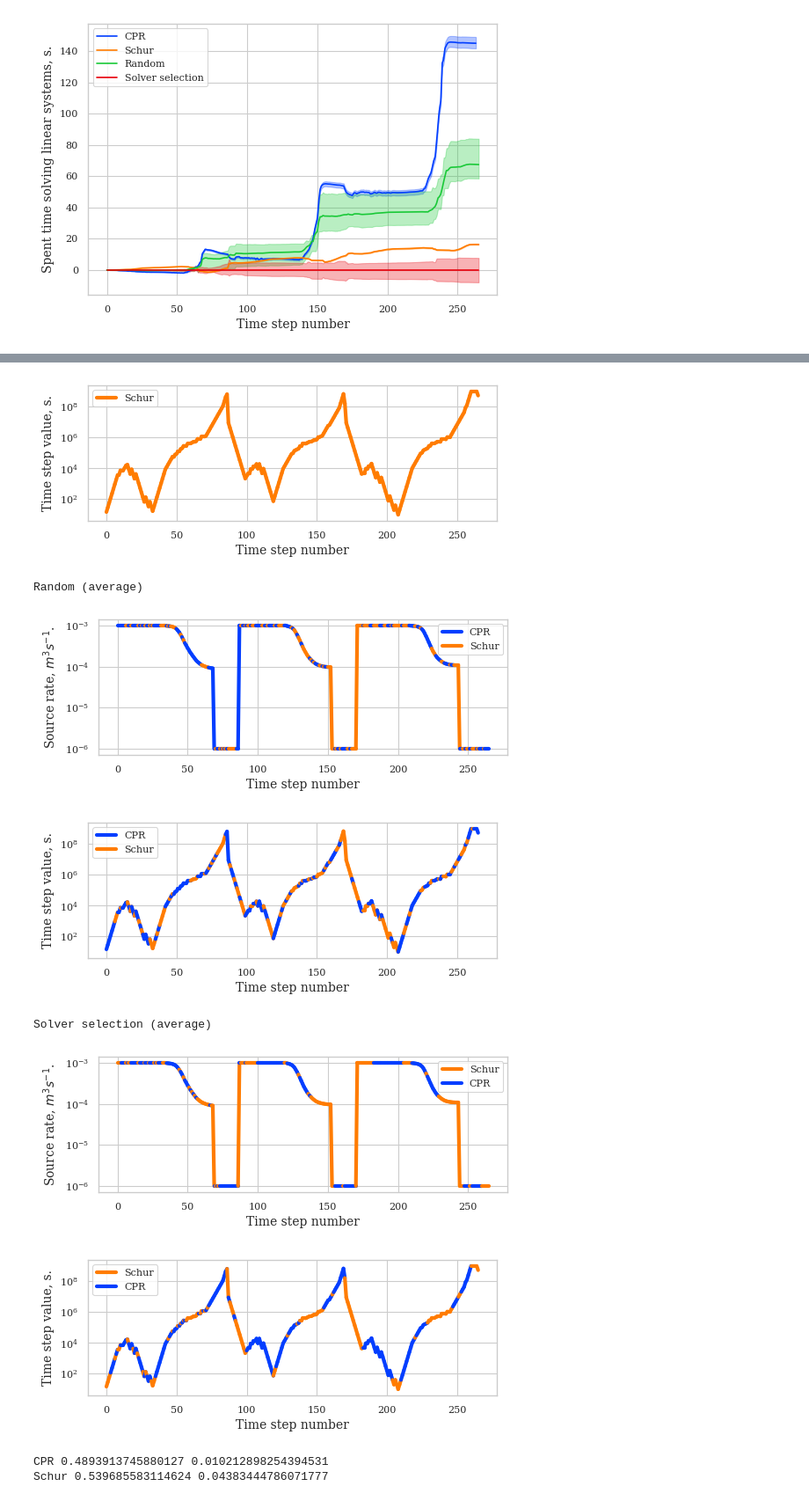
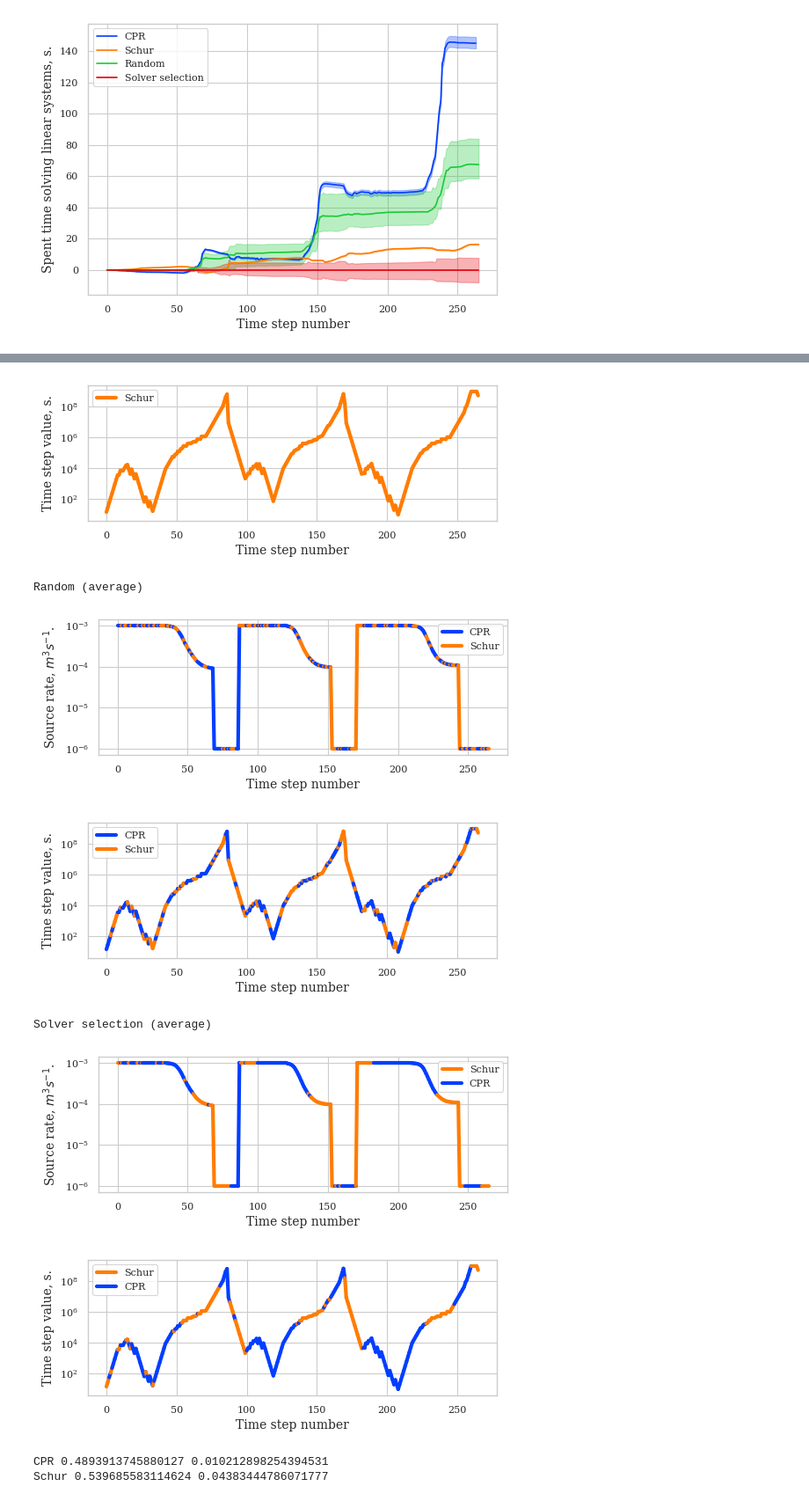
Before and after one commit to Yuriyzabegaev/solver_selector, a Jupyter notebook: examples/1/results_1_thermal.ipynb, the cells around one changed output, grey strips where cells are left out. Shown: that part at 88% size. Cells and saved outputs as stored; diff of their text form; code cells hidden in the pictures.

```diff
--- a/examples/1/results_1_thermal.ipynb
+++ b/examples/1/results_1_thermal.ipynb
@@ -271,11 +274,11 @@ def make_using_schur_indices(perf: Sequence[SolverSelectionData], converged=True
 
 
 def make_average_decision(values):
-    return values[0]
-    # values = np.array(values, dtype=int)
-    # values = values.sum(axis=0)
-    # mean = NUM_SIMS / 2
-    # return values > mean
+    # return values[0]
+    values = np.array(values, dtype=int)
+    values = values.sum(axis=0)
+    mean = NUM_SIMS / 2
+    return values > mean
 
 
 for name, vals in data.items():
@@ -290,38 +293,38 @@ for name, vals in data.items():
         sim_time_list.append(make_simulation_time(perf, converged=CONVERGED))
 
     using_schur_mean = make_average_decision(using_schur_list)
 
     print(name, "(average)")
     plt.figure(figsize=(6, 2))
     color_using_schur(sim_time_list[0], inlet_rate_list[0], using_schur_mean)
     plt.ylabel("Source rate, $m^3 s^{-1}$.")
     plt.xlabel(X_LABEL)
     plt.yscale("log")
     if save_media_path is not None:
         plt.savefig(save_media_path / f"thermal_source_{name}.pdf", bbox_inches="tight")
     plt.show()
 
     plt.figure(figsize=(6, 2))
     plt.ylabel("Time step value, s.")
     plt.xlabel(X_LABEL)
     color_using_schur(sim_time_list[0], time_step_list[0], using_schur_mean)
     plt.yscale("log")
     if save_media_path is not None:
         plt.savefig(save_media_path / f"thermal_dt_{name}.pdf", bbox_inches="tight")
     plt.show()
 # %% [output]
 CPR (average)
 [figure]
 [figure]
 Schur (average)
 [figure]
 [figure]
 Random (average)
-[figure, old version]
+[figure, new version]
-[figure, old version]
+[figure, new version]
 Solver selection (average)
-[figure, old version]
+[figure, new version]
-[figure, old version]
+[figure, new version]
 # %%
 color_iter = -1
 plt.figure(figsize=(6, 4))
```
Also changed, not shown: parts of 2 cells of this notebook, 1 other file.
